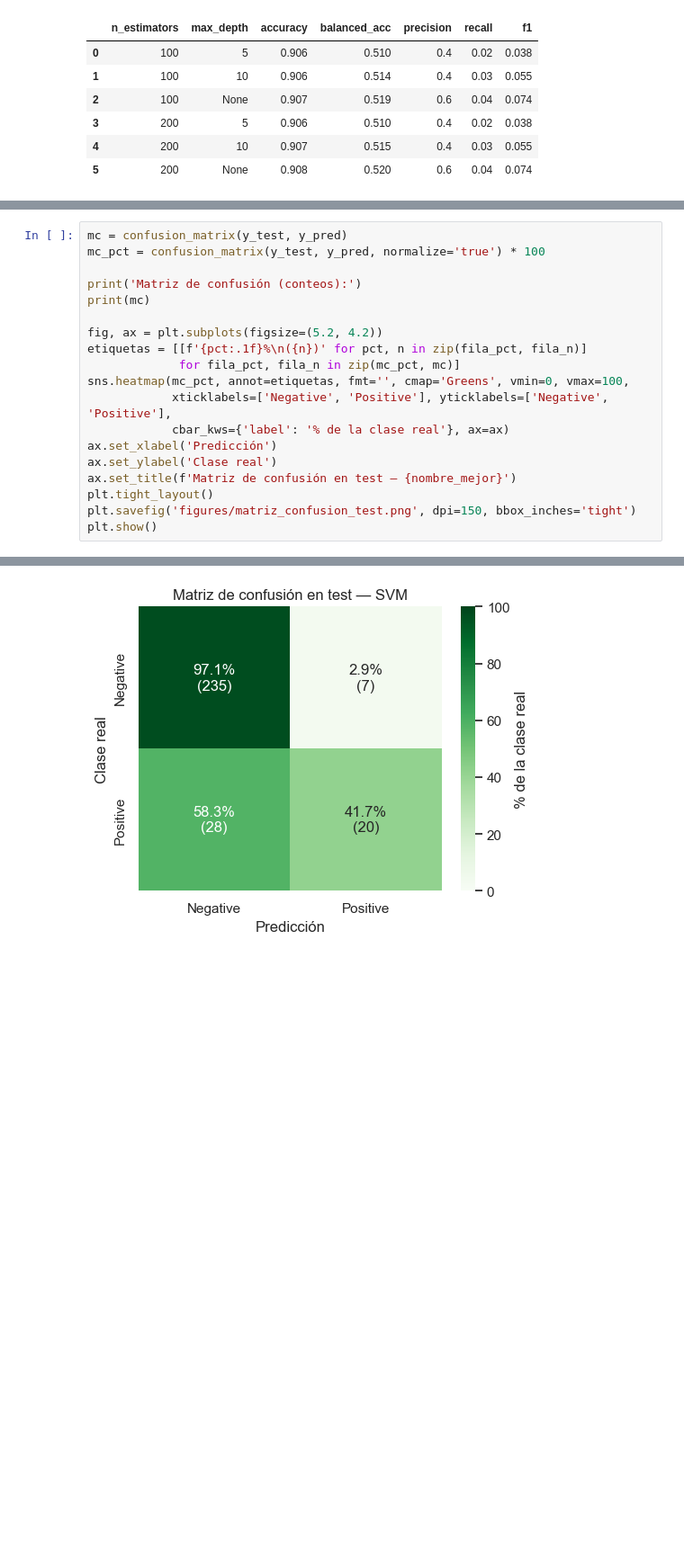
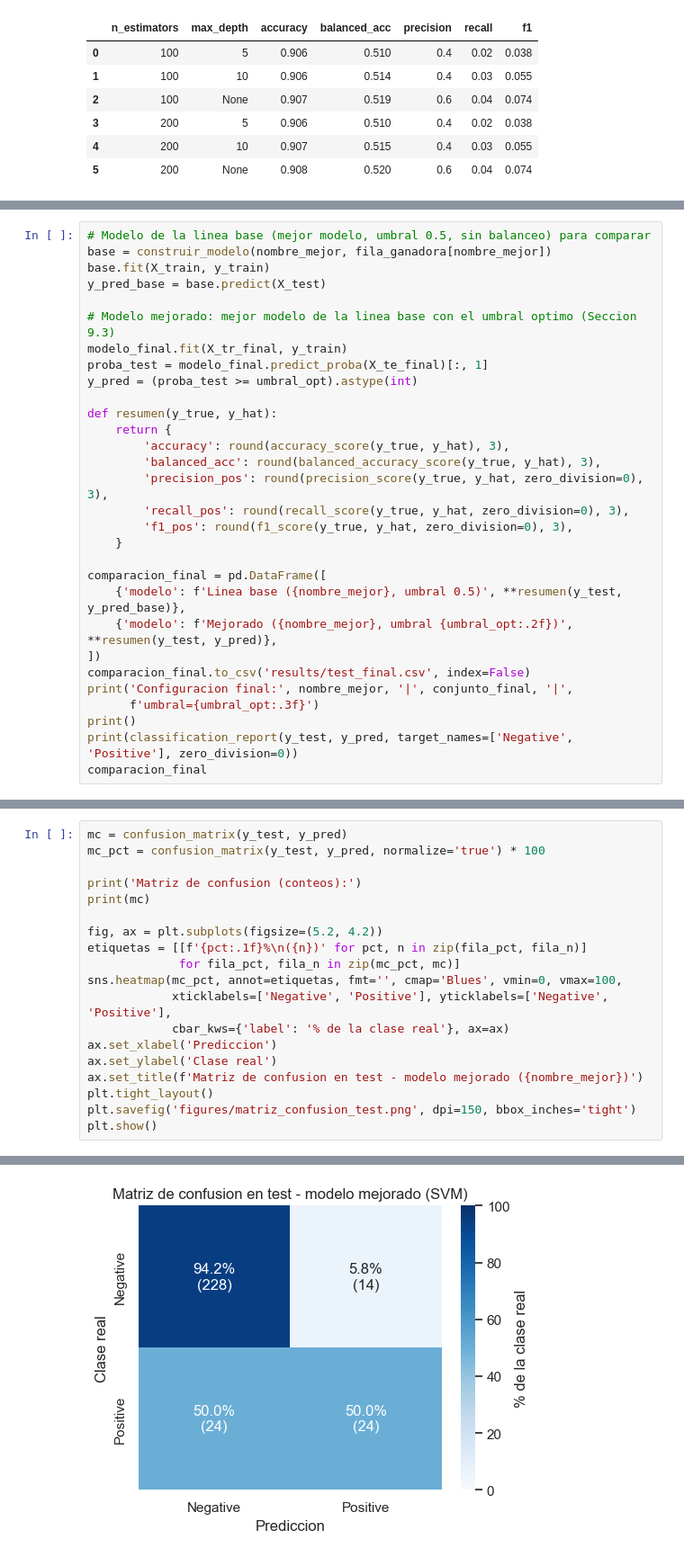
Before and after one commit to erosas-utec/ml-project-classification, a Jupyter notebook: covid_cough_classification.ipynb, the cells around one changed output, grey strips where cells are left out. Shown at 90% size. Saved outputs shown, nothing was run; the diff lists cells and outputs as text; blank space fills up the shorter version.

```diff
--- a/covid_cough_classification.ipynb
+++ b/covid_cough_classification.ipynb
@@ -538,0 +645,30 @@ weighted avg       0.87      0.88      0.86       290
+# %%
+# Modelo de la linea base (mejor modelo, umbral 0.5, sin balanceo) para comparar
+base = construir_modelo(nombre_mejor, fila_ganadora[nombre_mejor])
+base.fit(X_train, y_train)
+y_pred_base = base.predict(X_test)
+
+# Modelo mejorado: mejor modelo de la linea base con el umbral optimo (Seccion 9.3)
+modelo_final.fit(X_tr_final, y_train)
+proba_test = modelo_final.predict_proba(X_te_final)[:, 1]
+y_pred = (proba_test >= umbral_opt).astype(int)
+
+def resumen(y_true, y_hat):
+    return {
+        'accuracy': round(accuracy_score(y_true, y_hat), 3),
+        'balanced_acc': round(balanced_accuracy_score(y_true, y_hat), 3),
+        'precision_pos': round(precision_score(y_true, y_hat, zero_division=0), 3),
+        'recall_pos': round(recall_score(y_true, y_hat, zero_division=0), 3),
+        'f1_pos': round(f1_score(y_true, y_hat, zero_division=0), 3),
+    }
+
+comparacion_final = pd.DataFrame([
+    {'modelo': f'Linea base ({nombre_mejor}, umbral 0.5)', **resumen(y_test, y_pred_base)},
+    {'modelo': f'Mejorado ({nombre_mejor}, umbral {umbral_opt:.2f})', **resumen(y_test, y_pred)},
+])
+comparacion_final.to_csv('results/test_final.csv', index=False)
+print('Configuracion final:', nombre_mejor, '|', conjunto_final, '|',
+      f'umbral={umbral_opt:.3f}')
+print()
+print(classification_report(y_test, y_pred, target_names=['Negative', 'Positive'], zero_division=0))
+comparacion_final
@@ -540,18 +690,18 @@ weighted avg       0.87      0.88      0.86       290
 mc = confusion_matrix(y_test, y_pred)
 mc_pct = confusion_matrix(y_test, y_pred, normalize='true') * 100
 
-print('Matriz de confusión (conteos):')
+print('Matriz de confusion (conteos):')
 print(mc)
 
 fig, ax = plt.subplots(figsize=(5.2, 4.2))
 etiquetas = [[f'{pct:.1f}%\n({n})' for pct, n in zip(fila_pct, fila_n)]
              for fila_pct, fila_n in zip(mc_pct, mc)]
-sns.heatmap(mc_pct, annot=etiquetas, fmt='', cmap='Greens', vmin=0, vmax=100,
+sns.heatmap(mc_pct, annot=etiquetas, fmt='', cmap='Blues', vmin=0, vmax=100,
             xticklabels=['Negative', 'Positive'], yticklabels=['Negative', 'Positive'],
             cbar_kws={'label': '% de la clase real'}, ax=ax)
-ax.set_xlabel('Predicción')
+ax.set_xlabel('Prediccion')
 ax.set_ylabel('Clase real')
-ax.set_title(f'Matriz de confusión en test — {nombre_mejor}')
+ax.set_title(f'Matriz de confusion en test - modelo mejorado ({nombre_mejor})')
 plt.tight_layout()
 plt.savefig('figures/matriz_confusion_test.png', dpi=150, bbox_inches='tight')
 plt.show()
@@ -562 +712 @@ Matriz de confusión (conteos):
-[figure, old version]
+[figure, new version]
```
Also changed, not shown: parts of 40 cells of this notebook, 17 other files.
